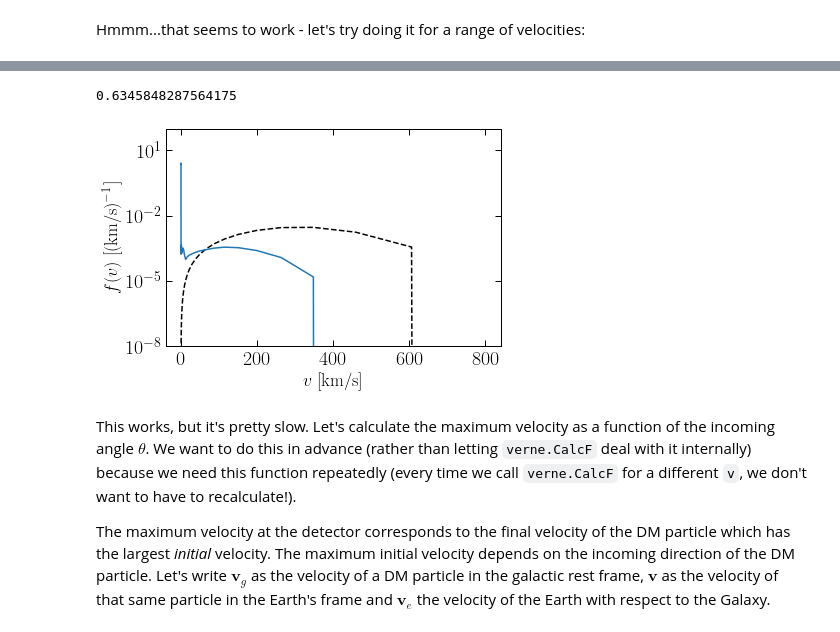
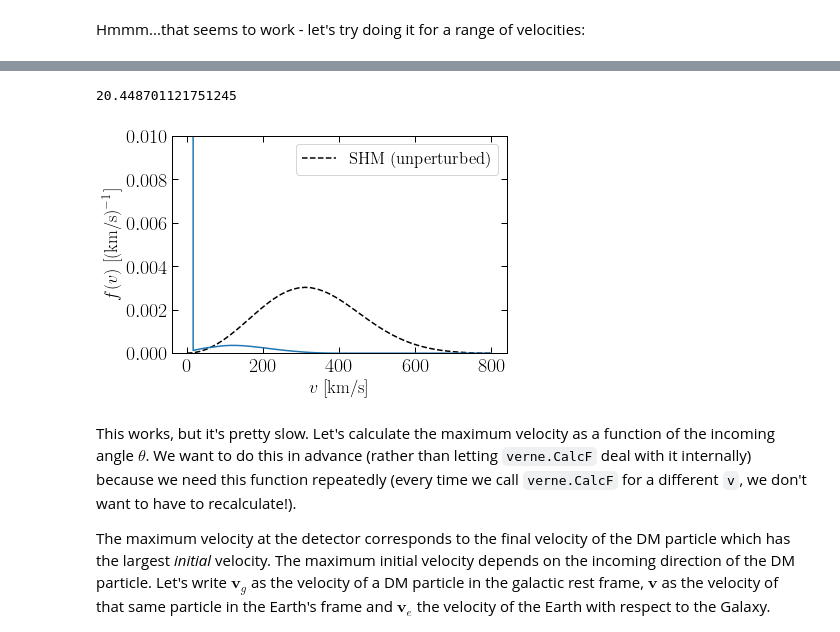
Before and after one commit to bradkav/verne, a Jupyter notebook: src/Example.ipynb, the cells around one changed output, grey strips where cells are left out. Cells and saved outputs as stored; diff of their text form; code cells hidden in the pictures.

```diff
--- a/src/Example.ipynb
+++ b/src/Example.ipynb
@@ -54,6 +55,6 @@ print(f_final)
 Hmmm...that seems to work - let's try doing it for a range of velocities:
 # %%
 #v_list = np.linspace(0, 800, 100)
-v_list = np.geomspace(1e-3, 800, 50)
+v_list = np.linspace(1e-3, 800, 50)
 %time f_final_list = [verne.CalcF(v, gamma=gamma, depth=depth, sigma_p=sig0, m_x=m_x, target="full", vmax_interp=vmax_interp1, interaction="SI") for v in v_list]
 # %% [output]
@@ -62,20 +63,21 @@ Wall time: 2min 5s
 # %%
 print(np.trapz(f_final_list, v_list))
 # %% [output]
-0.6345848287564175
+20.448701121751245
 # %%
 plt.figure()
 
 plt.plot(v_list, MB.calcf_SHM(v_list), 'k--', label='SHM (unperturbed)')
-plt.semilogy(v_list, f_final_list)
+plt.plot(v_list, f_final_list)
 
 plt.xlabel('$v$ [km/s]')
 plt.ylabel('$f(v)$ [(km/s)$^{-1}$]')
 
-plt.ylim(1e-8, 1e2)
+plt.legend()
+plt.ylim(0, 1e-2)
 plt.show()
 # %% [output]
-[figure, old version]
+[figure, new version]
 # %% [markdown]
 This works, but it's pretty slow. Let's calculate the maximum velocity as a function of the incoming angle $\theta$. We want to do this in advance (rather than letting `verne.CalcF` deal with it internally) because we need this function repeatedly (every time we call `verne.CalcF` for a different `v`, we don't want to have to recalculate!).
 
```
Also changed, not shown: parts of 4 cells of this notebook, 2 other files.
